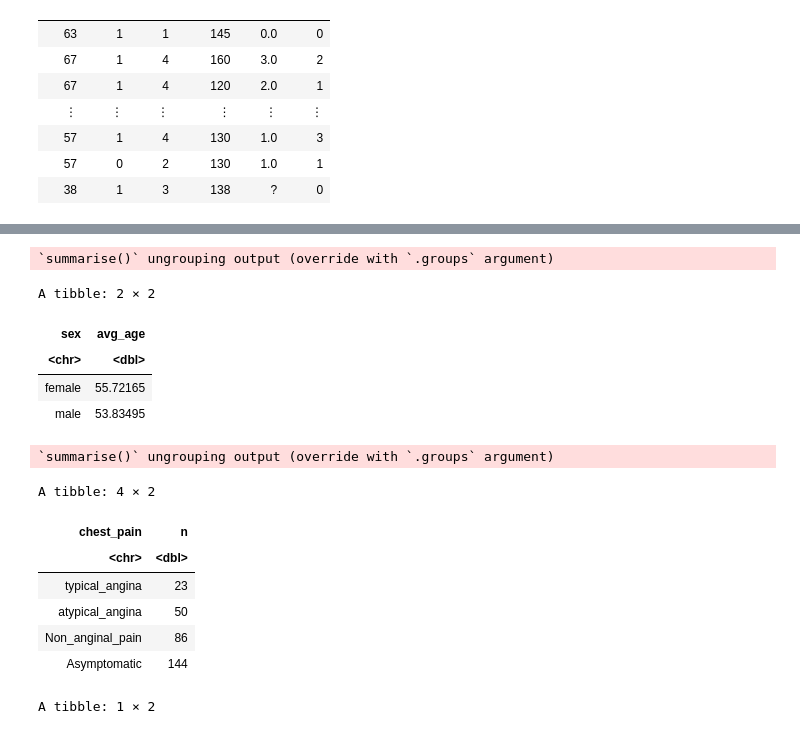
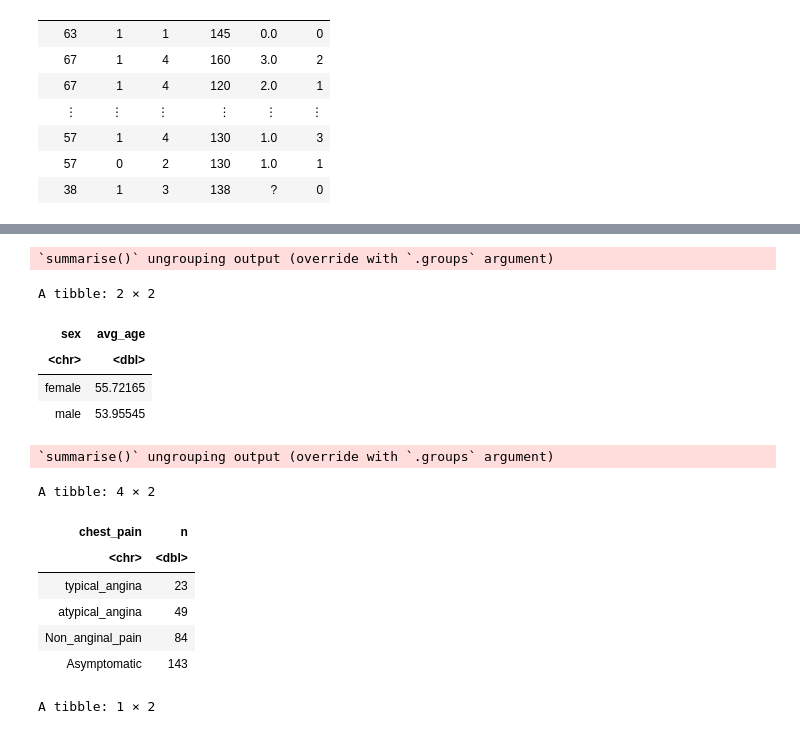
Before and after one commit to Wuliao-mao/DSCI-Project-10, a Jupyter notebook: PROPOSAL.ipynb, the cells around one changed output, grey strips where cells are left out. Drawn from its saved outputs; the diff is of its cells as text; code cells hidden in the pictures.

Commit message:
new prop
pushed filter for ca (?) to the front

```diff
--- a/PROPOSAL.ipynb
+++ b/PROPOSAL.ipynb
@@ -67,3 +67,6 @@ A tibble: 303 × 6
 | 57 | 1 | 4 | 130 | 1.0 | 3 |
 | 57 | 0 | 2 | 130 | 1.0 | 1 |
 | 38 | 1 | 3 | 138 | ? | 0 |
+# %%
+cleveland_df_self <- filter(cleveland_df_sel, ca != "?")
+cleveland_df_self
@@ -120,6 +134,6 @@ sex_bar
 # %%
 
-mean_age <- cleveland_df_sel %>% group_by(sex) %>% summarize(avg = mean(age))
+mean_age <- cleveland_df_self %>% group_by(sex) %>% summarize(avg = mean(age))
 
 mean_age <- pivot_wider(mean_age, names_from = sex, values_from = avg)
 
@@ -137,28 +151,28 @@ A tibble: 2 × 2
 | sex | avg_age |
 | <chr> | <dbl> |
 | female | 55.72165 |
-| male | 53.83495 |
+| male | 53.95545 |
 # %%
-n_chest_pain <- cleveland_df_sel %>% group_by(cp) %>% summarize(n = n())
+n_chest_pain <- cleveland_df_self %>% group_by(cp) %>% summarize(n = n())
 
 n_chest_pain <- pivot_wider(n_chest_pain, names_from = cp, values_from = n)
 
 n_chest_pain <-
         rename(n_chest_pain,
               "typical_angina" = "1",
               "atypical_angina" = "2", "Non_anginal_pain" = "3", "Asymptomatic" = "4") #%>% mutate("female" = as.character(female), "male" = as.character(male))
 
 n_chest_pain <- pivot_longer(n_chest_pain, cols = typical_angina:Asymptomatic, names_to = "chest_pain", values_to = "n") %>% mutate(n = as.numeric(n))
 
 
 n_chest_pain
 # %% [output]
 `summarise()` ungrouping output (override with `.groups` argument)
 A tibble: 4 × 2
 | chest_pain | n |
 | <chr> | <dbl> |
 | typical_angina | 23 |
-| atypical_angina | 50 |
-| Non_anginal_pain | 86 |
-| Asymptomatic | 144 |
+| atypical_angina | 49 |
+| Non_anginal_pain | 84 |
+| Asymptomatic | 143 |
 # %%
```
Also changed, not shown: parts of 8 cells of this notebook.
